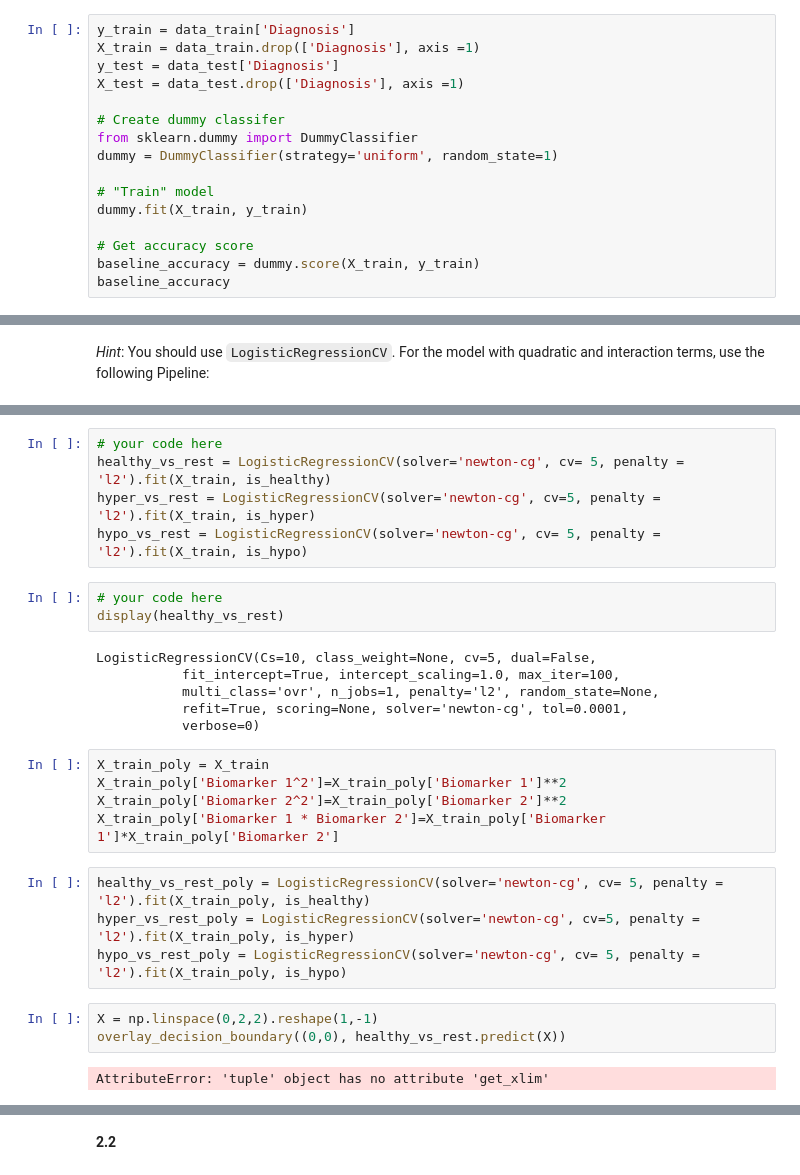
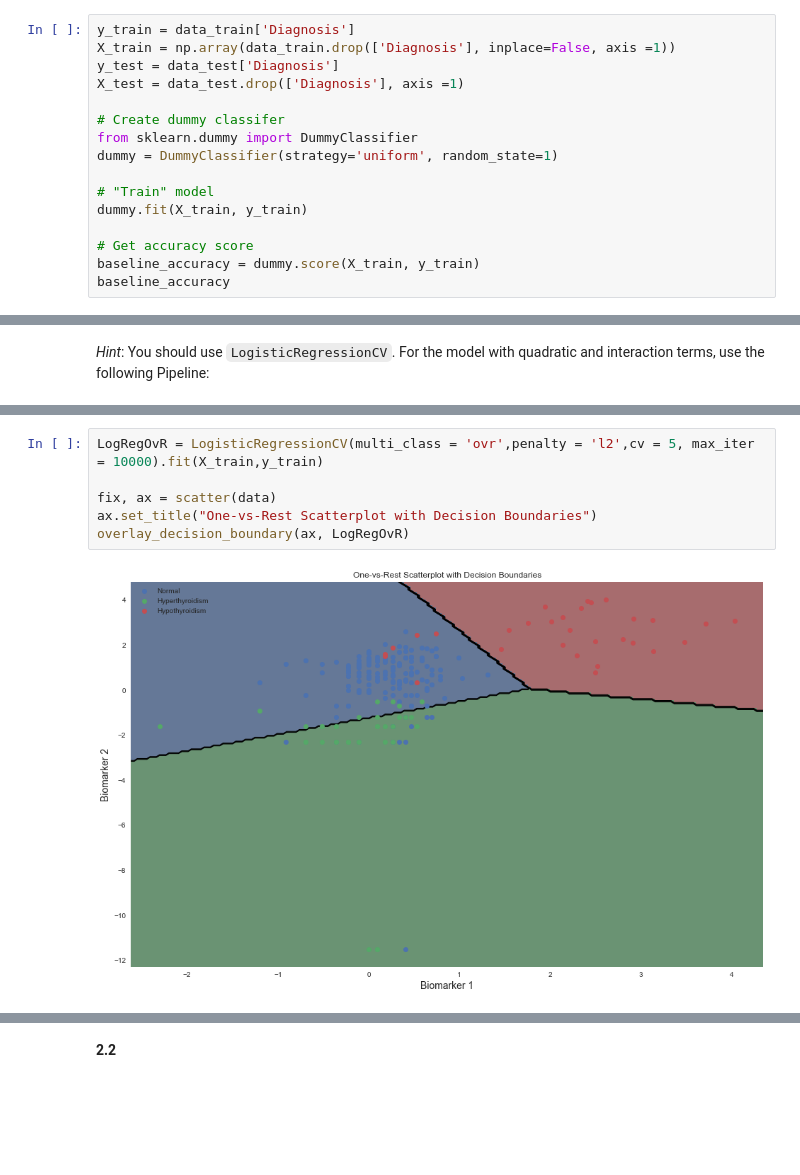
Before and after one commit to avrielepps/CS109AHW, a Jupyter notebook: cs109a_hw7_109/cs109a_hw7-Copy1.ipynb, the cells around one changed output, grey strips where cells are left out. Cells and saved outputs as stored; diff of their text form; blank space fills up the shorter version.

```diff
--- a/cs109a_hw7_109/cs109a_hw7-Copy1.ipynb
+++ b/cs109a_hw7_109/cs109a_hw7-Copy1.ipynb
@@ -201,7 +210,7 @@ ax = sns.lmplot(x="Biomarker 1", y="Biomarker 2", hue="Diagnosis", data=data_tra
 **1.5**: When we first start working with a dataset or algorithm, it's typically a good idea to figure out what *baselines* we might compare our results to. For regression, we always compared against a baseline of predicting the mean (in computing $R^2$). For classification, a simple baseline is always predicting the *most common class*. What "baseline" accuracy can we achieve on the thyroid classification problem by always predicting the most common class? Assign the result to `baseline_accuracy` so we can use it later. (**note: don't look at the test set until instructed**)
 # %%
 y_train = data_train['Diagnosis']
-X_train = data_train.drop(['Diagnosis'], axis =1)
+X_train = np.array(data_train.drop(['Diagnosis'], inplace=False, axis =1))
 y_test = data_test['Diagnosis']
 X_test = data_test.drop(['Diagnosis'], axis =1)
 
@@ -342,28 +385,8 @@ is_hypo = (y_train == 3).astype(int)
-# %%
-# your code here
-healthy_vs_rest = LogisticRegressionCV(solver='newton-cg', cv= 5, penalty = 'l2').fit(X_train, is_healthy)
-hyper_vs_rest = LogisticRegressionCV(solver='newton-cg', cv=5, penalty = 'l2').fit(X_train, is_hyper)
-hypo_vs_rest = LogisticRegressionCV(solver='newton-cg', cv= 5, penalty = 'l2').fit(X_train, is_hypo)
-# %%
-# your code here
-display(healthy_vs_rest)
-# %% [output]
-LogisticRegressionCV(Cs=10, class_weight=None, cv=5, dual=False,
-           fit_intercept=True, intercept_scaling=1.0, max_iter=100,
-           multi_class='ovr', n_jobs=1, penalty='l2', random_state=None,
-           refit=True, scoring=None, solver='newton-cg', tol=0.0001,
-           verbose=0)
-# %%
-X_train_poly = X_train
-X_train_poly['Biomarker 1^2']=X_train_poly['Biomarker 1']**2
-X_train_poly['Biomarker 2^2']=X_train_poly['Biomarker 2']**2
-X_train_poly['Biomarker 1 * Biomarker 2']=X_train_poly['Biomarker 1']*X_train_poly['Biomarker 2']
-# %%
-healthy_vs_rest_poly = LogisticRegressionCV(solver='newton-cg', cv= 5, penalty = 'l2').fit(X_train_poly, is_healthy)
-hyper_vs_rest_poly = LogisticRegressionCV(solver='newton-cg', cv=5, penalty = 'l2').fit(X_train_poly, is_hyper)
-hypo_vs_rest_poly = LogisticRegressionCV(solver='newton-cg', cv= 5, penalty = 'l2').fit(X_train_poly, is_hypo)
-# %%
-X = np.linspace(0,2,2).reshape(1,-1)
-overlay_decision_boundary((0,0), healthy_vs_rest.predict(X))
-# %% [output]
-AttributeError: 'tuple' object has no attribute 'get_xlim'
+# %%
+LogRegOvR = LogisticRegressionCV(multi_class = 'ovr',penalty = 'l2',cv = 5, max_iter = 10000).fit(X_train,y_train)
+
+fix, ax = scatter(data)
+ax.set_title("One-vs-Rest Scatterplot with Decision Boundaries")
+overlay_decision_boundary(ax, LogRegOvR)
+# %% [output]
+[figure, added]
```
Also changed, not shown: parts of 18 cells of this notebook.
